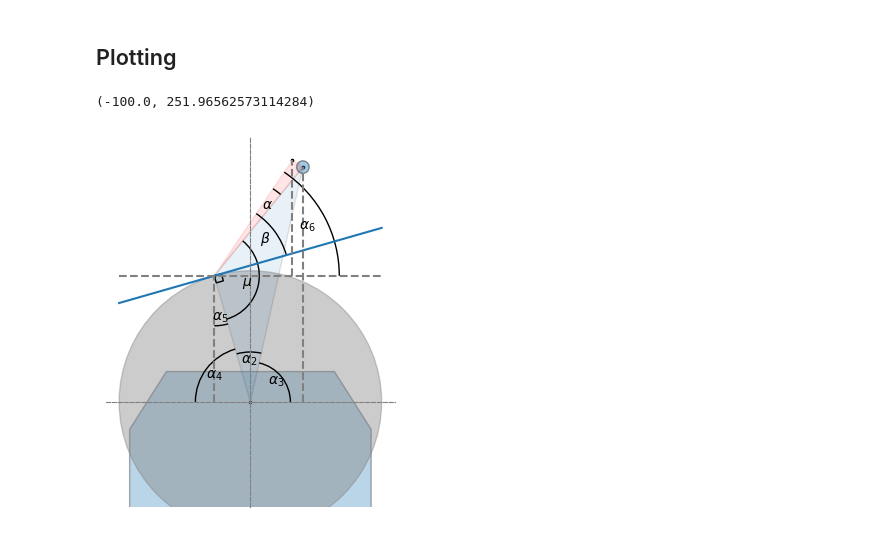
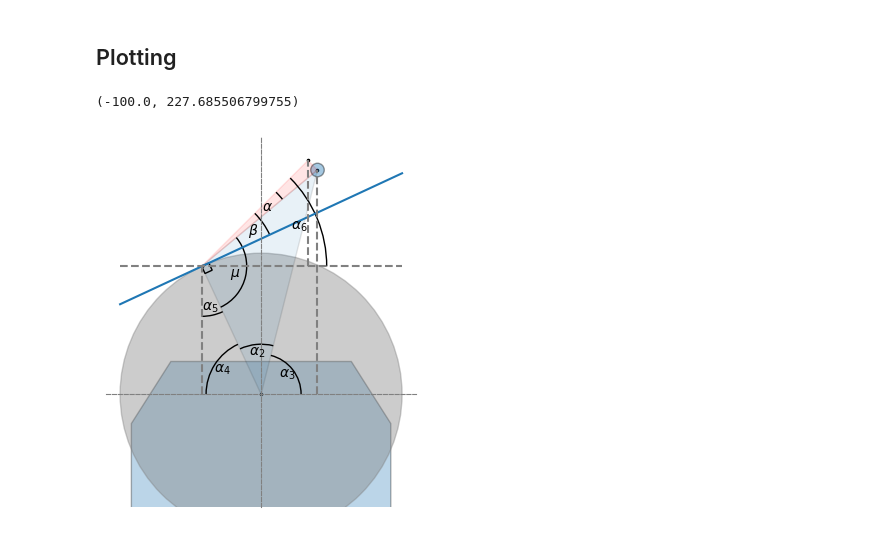
Before and after one commit to KnutUH/openangletool, a Jupyter notebook: notebooks/angle.ipynb, the cells around one changed output. Drawn from its saved outputs; the diff is of its cells as text; code cells hidden in the pictures.

```diff
--- a/notebooks/angle.ipynb
+++ b/notebooks/angle.ipynb
@@ -9,7 +9,7 @@ from angle_utils import AngleAnnotation
 # Sharpening input
 d_w = 250 # diameter of the grinding or honing wheel
 l_p = 139 #
-beta = math.radians(40)
+beta = math.radians(20)
 # %%
 # If the bevel is single sided (e.g, a chissel) the projected length should be corrected
 t_b = 3.5  # blade_thicknes at start of bevel
@@ -66,33 +66,30 @@ T8_width = 230  # actually 250, but this looks better
 T8_height = 230
 T8_height_to_curve = 175
 T8_width_between_curves = 160
+T8_base = h_c - T8_height
+T8_top = h_c
+
+t8_vertices = [
+    (-T8_width/2, T8_base),
+    (T8_width/2, T8_base),
+    (T8_width/2, T8_base + T8_height_to_curve),
+    (T8_width_between_curves/2, T8_top),
+    (-T8_width_between_curves/2, T8_top),
+    (-T8_width/2,T8_base + T8_height_to_curve),
+    (-T8_width/2, T8_base)
+]
 # %%
-def triangle_path(vertices):
+def simple_closed_path(vertices):
     return mpath.Path([*vertices, vertices[0]], closed=True)
 # %%
 points = [axel_center, support_center, tipp, jig_ref]
 
 fig, ax = plt.subplots()
+ax.set_aspect('equal')
 
 plt.scatter(*zip(*points), s=10, marker=".", c='black')
-ax.set_aspect('equal')
 
-T8_base = h_c - T8_height
-T8_top = h_c
-
-Path = mpath.Path
-path_data = [
-    (Path.MOVETO, (-T8_width/2, T8_base)),
-    (Path.LINETO, (T8_width/2, T8_base)),
-    (Path.LINETO, (T8_width/2, T8_base + T8_height_to_curve)),
-    (Path.LINETO, (T8_width_between_curves/2, T8_top)),
-    (Path.LINETO, (-T8_width_between_curves/2, T8_top)),
-    (Path.LINETO, (-T8_width/2,T8_base + T8_height_to_curve)),
-    (Path.CLOSEPOLY, (-T8_width/2, T8_base)),
-    ]
-codes, verts = zip(*path_data)
-T8_path = mpath.Path(verts, codes)
-T8 = mpatches.PathPatch(T8_path, alpha=0.3)
+T8 = mpatches.PathPatch(simple_closed_path(t8_vertices), alpha=0.3)
 ax.add_patch(T8)
 
 support = mpatches.Circle(support_center, radius=d_s/2, alpha=0.4, ec='black')
@@ -101,8 +98,11 @@ ax.add_patch(support)
 stone = mpatches.Circle(axel_center, radius=d_w/2, alpha=0.4, color='grey')
 ax.add_patch(stone)
 
-ax.add_patch(mpatches.PathPatch(triangle_path([axel_center, support_center, tipp]), alpha=0.1))
-ax.add_patch(mpatches.PathPatch(triangle_path([tipp, support_center, jig_ref]), color='red', alpha=0.1))
+correction_triangle = mpatches.PathPatch(simple_closed_path([axel_center, support_center, tipp]), alpha=0.1)
+ax.add_patch(correction_triangle)
+
+main_triangle = mpatches.PathPatch(simple_closed_path([tipp, support_center, jig_ref]), color='red', alpha=0.1)
+ax.add_patch(main_triangle)
 
 plt.plot(*zip(tangent_1, tangent_2))
 ax.add_patch(Rectangle(tipp, 7, 7, fill=False, angle=math.degrees(-alpha_4)))
@@ -130,32 +130,34 @@ AngleAnnotation(
     ax=ax, size=100, text=r"$\alpha_5$"
 )
 AngleAnnotation(
     tipp,
     (tipp[0] + r, tipp[1]),
     jig_ref,
     ax=ax, size=250, text=r"$\alpha_6$"
 )
 
 plt.plot([axel_center[0] - r, axel_center[1] + r], [tipp[1], tipp[1]], c='grey', linestyle='--')
 plt.plot([tipp[0], tipp[0]], [axel_center[1], axel_center[1] + tipp[1]], c='grey', linestyle='--')
 plt.plot([support_center[0], support_center[0]],
          [axel_center[1], axel_center[1] + sx], c='grey', linestyle='--')
 plt.plot([jig_ref[0], jig_ref[0]],
          [tipp[1], axel_center[1] + jx], c='grey', linestyle='--')
 
 
 for spine_pos in ['left', 'bottom']:
     ax.spines[spine_pos].set_position('zero')
     ax.spines[spine_pos].set_linestyle('--')
     ax.spines[spine_pos].set_color('gray')
 
 ax.spines['right'].set_color('none')
 ax.spines['bottom'].set_position('zero')
 ax.spines['top'].set_color('none')
 ax.yaxis.set_ticks([])
 ax.xaxis.set_ticks([])
 
 ax.set_ylim(bottom=-100)
+# ax.set_xlim(left=-75)
+# ax.set_xlim(right=52)
 # %% [output]
-(-100.0, 251.96562573114284)
+(-100.0, 227.685506799755)
-[figure, old version]
+[figure, new version]
```
Also changed, not shown: parts of 2 cells of this notebook.
